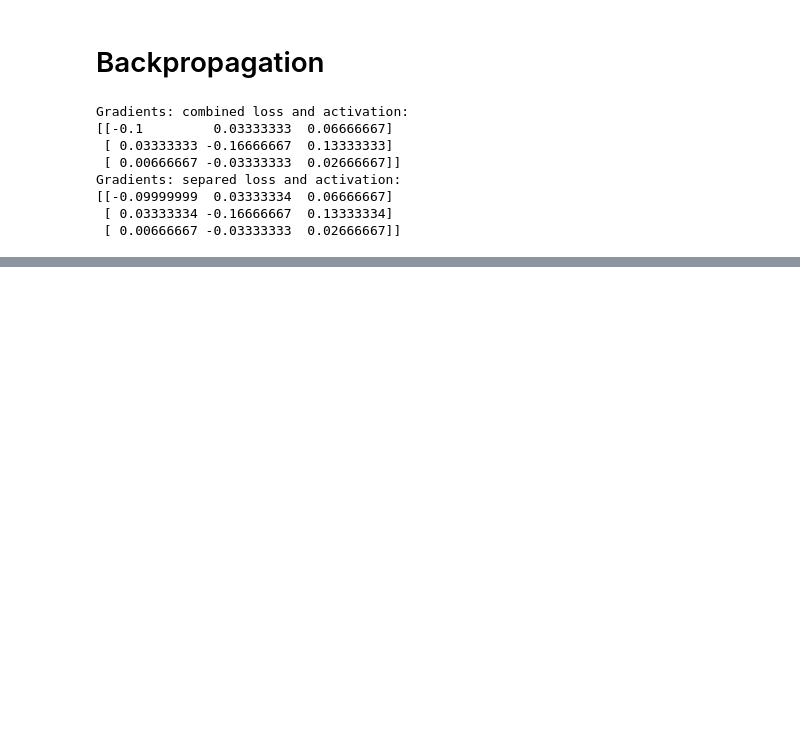
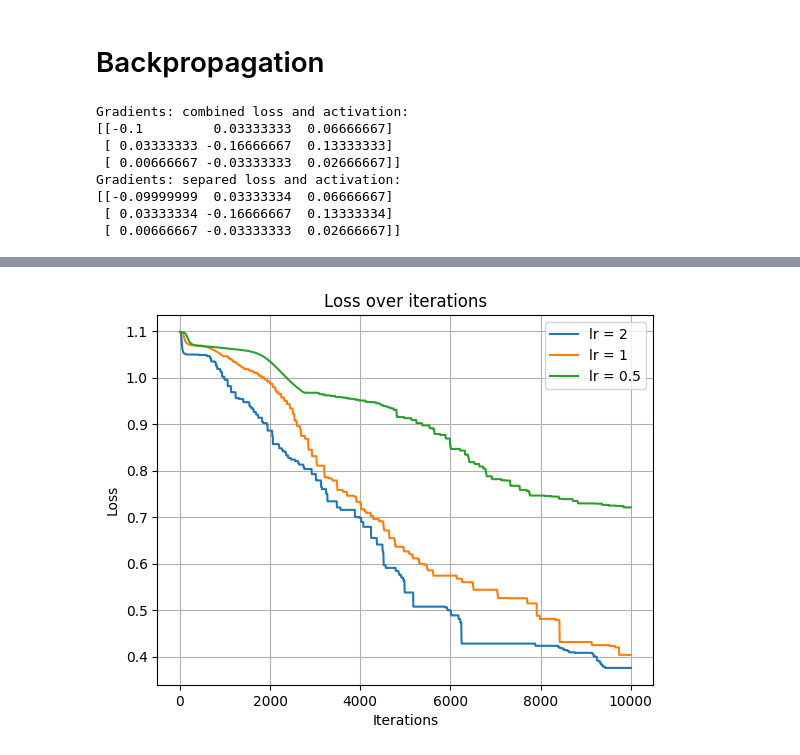
Before and after one commit to douglasmmachado/BatterySoC-Prediction, a Jupyter notebook: examples.ipynb, the cells around one changed output, grey strips where cells are left out. Cells and saved outputs as stored; diff of their text form; code cells hidden in the pictures; blank space fills up the shorter version.

```diff
--- a/examples.ipynb
+++ b/examples.ipynb
@@ -171,6 +171,7 @@ class Layer_Dense:
     self.biases = np.zeros((1, n_neurons))
 
   def forward(self, inputs):
+    self.inputs = inputs
     self.output = np.dot(inputs, self.weights) + self.biases
 
   def backward(self, dvalues):
@@ -623,0 +700,8 @@ Gradients: separed loss and activation:
+# %%
+class Optimizer_SGD:
+
+  def __init__(self, learning_rate = 1.0):
+    self.learning_rate = learning_rate
+  def update_params(self, layer):
+    layer.weights += -self.learning_rate * layer.dweights
+    layer.biases += -self.learning_rate * layer.dbiases
@@ -623,0 +915,12 @@ Gradients: separed loss and activation:
+# %%
+plt.plot(best_loss_list0)
+plt.plot(best_loss_list1)
+plt.plot(best_loss_list2)
+plt.grid(True)
+plt.xlabel('Iterations')
+plt.ylabel('Loss')
+plt.title('Loss over iterations')
+plt.legend(['lr = 2', 'lr = 1', 'lr = 0.5'])
+plt.show()
+# %% [output]
+[figure, added]
```
Also changed, not shown: parts of 7 cells of this notebook.
